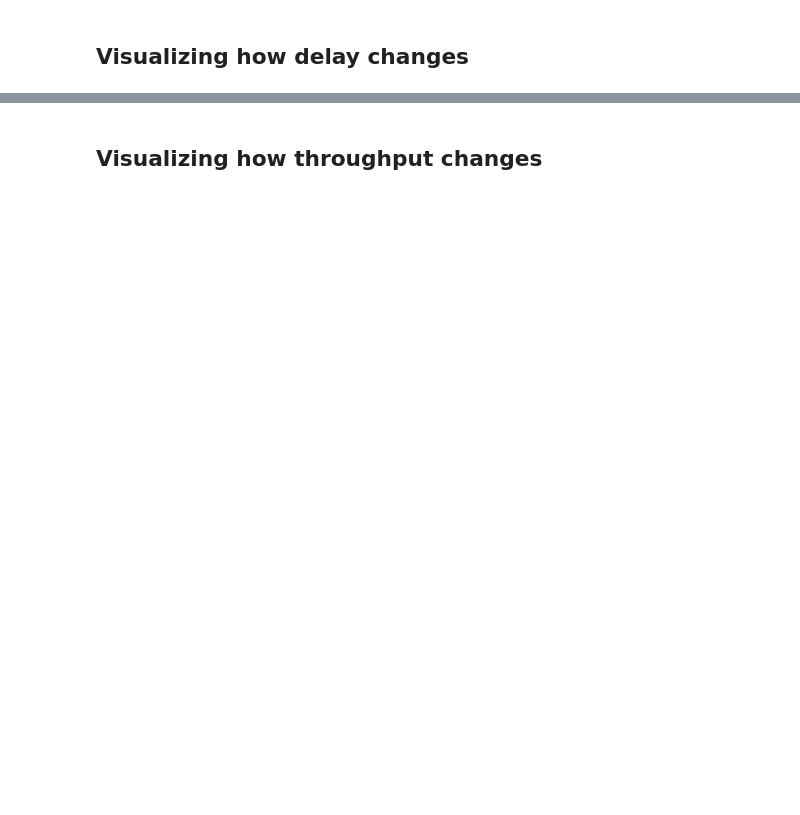
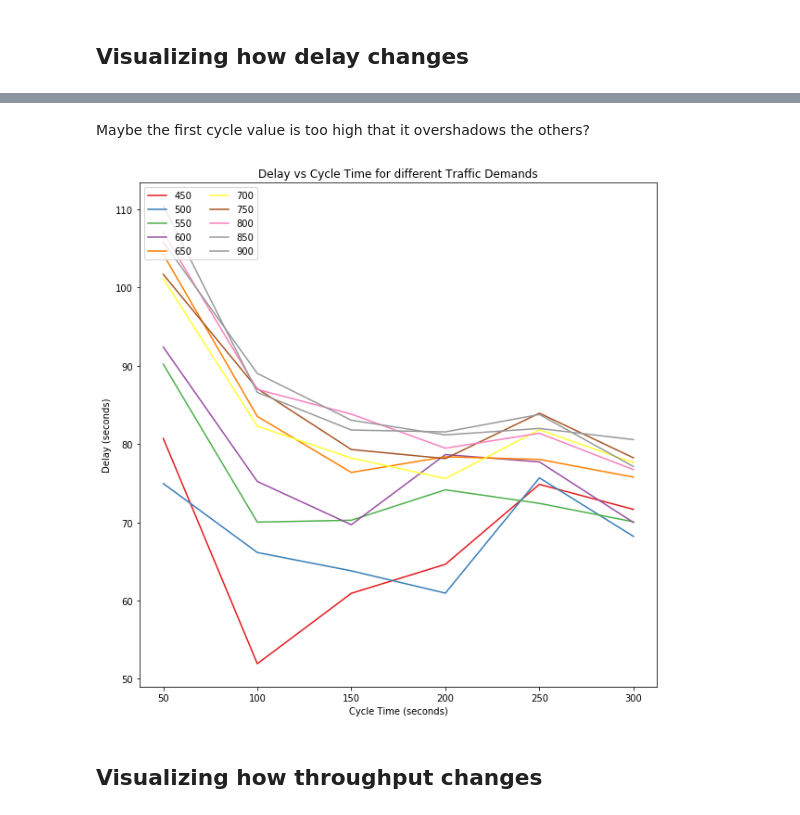
Before and after one commit to DEGABGED/ctm_data_processing, a Jupyter notebook: Webster's Formula for Cycle Time.ipynb, the cells around one changed output, grey strips where cells are left out. Saved outputs shown, nothing was run; the diff lists cells and outputs as text; code cells hidden in the pictures; blank space fills up the shorter version.

```diff
--- a/Webster's Formula for Cycle Time.ipynb
+++ b/Webster's Formula for Cycle Time.ipynb
@@ -149,3 +144,25 @@ sns.heatmap(data=df_delay_map)
+# %% [markdown]
+Maybe the first cycle value is too high that it overshadows the others?
+# %%
+palette = plt.get_cmap('Set1')
+df_delay_transpose = df_delay_map.transpose()
+
+fig, ax = plt.subplots(1,1,figsize=(10,10))
+
+num=0
+for column in df_delay_transpose:
+    plt.plot(df_delay_transpose.index, df_delay_transpose[column], marker='', color=palette(num), linewidth=1.5, label=column)
+    num+=1
+
+    # Add legend
+    plt.legend(loc=2, ncol=2)
+
+    # Add titles
+    plt.title("Delay vs Cycle Time for different Traffic Demands")
+    plt.xlabel("Cycle Time (seconds)")
+    plt.ylabel("Delay (seconds)")
+# %% [output]
+[figure, added]
 # %% [markdown]
 ## Visualizing how throughput changes
 # %%
```
Also changed, not shown: parts of 16 cells of this notebook, 2 other files.
